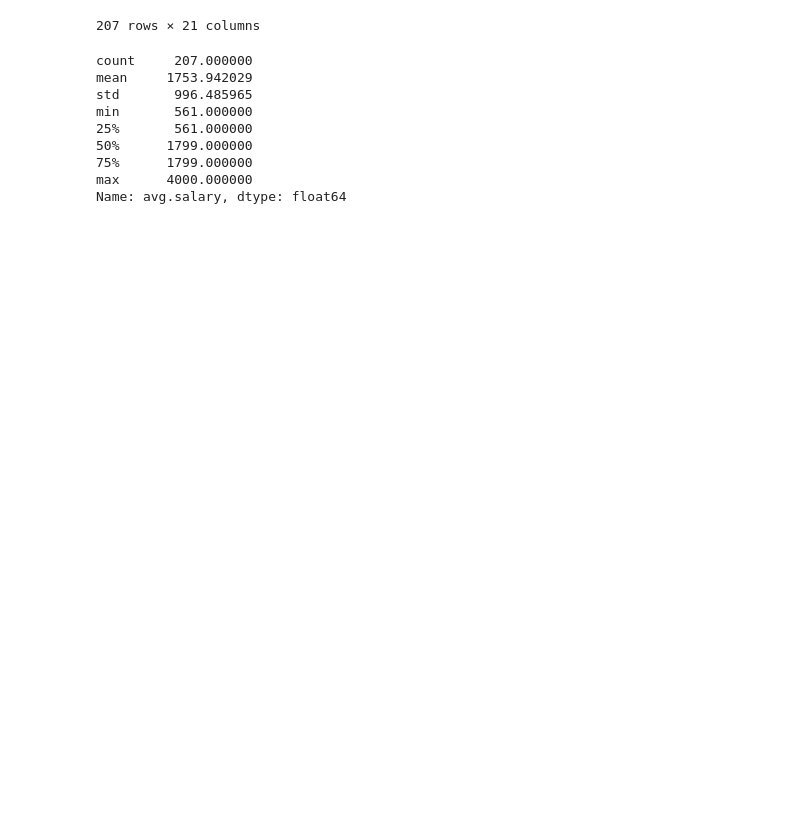
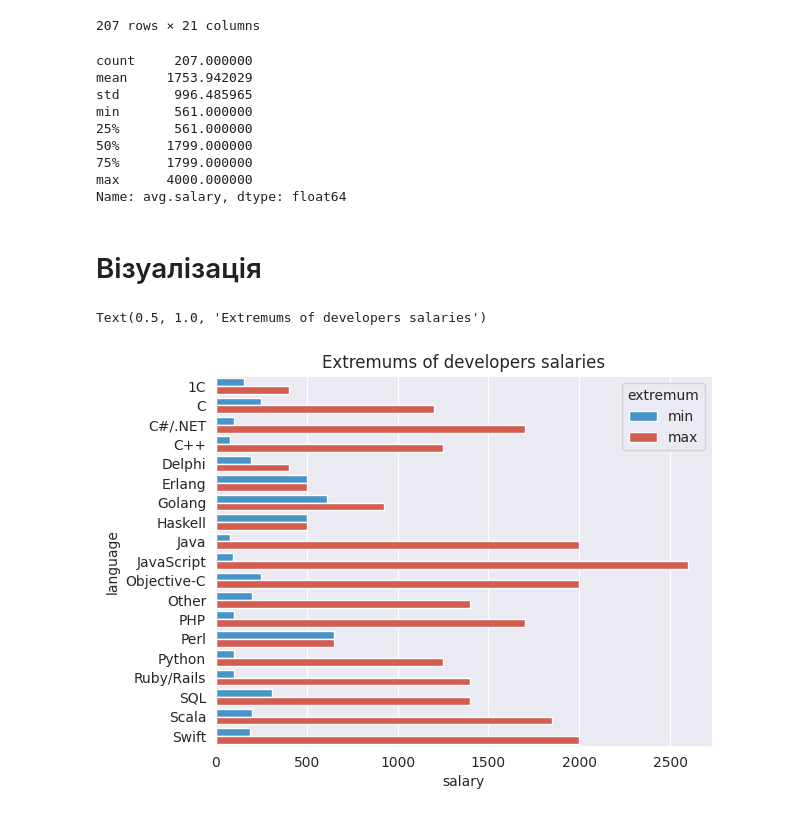
Before and after one commit to C-Hurtmann/goit-data_science, a Jupyter notebook: hw2/hw2_2.ipynb, the cells around one changed output. Cells and saved outputs as stored; diff of their text form; code cells hidden in the pictures; blank space fills up the shorter version.

```diff
--- a/hw2/hw2_2.ipynb
+++ b/hw2/hw2_2.ipynb
@@ -214,3 +214,19 @@ Name: avg.salary, dtype: float64
 # %%
 ## Збережіть отриману таблицю в CSV файл
 python_data.to_csv('2017_jun_final_cleaned.csv')
+# %% [markdown]
+# Візуалізація
+# %%
+import seaborn as sns
+import matplotlib.pyplot as plt
+sns.set_style('darkgrid')
+# %%
+fetch = table.loc[table['Должность'] == 'Junior Software Engineer'].groupby('Язык.программирования')['Зарплата.в.месяц'].agg(['min', 'max']).reset_index()
+melted_fetch = fetch.melt(id_vars='Язык.программирования', var_name='extremum', value_name='salary')
+colors = ["#3498db", "#e74c3c"]
+sns.barplot(x='salary', y='Язык.программирования', hue='extremum', data=melted_fetch, palette=colors)
+plt.ylabel('language')
+plt.title('Extremums of developers salaries')
+# %% [output]
+Text(0.5, 1.0, 'Extremums of developers salaries')
+[figure, added]
```
Also changed, not shown: parts of 2 cells of this notebook, 1 other file.
